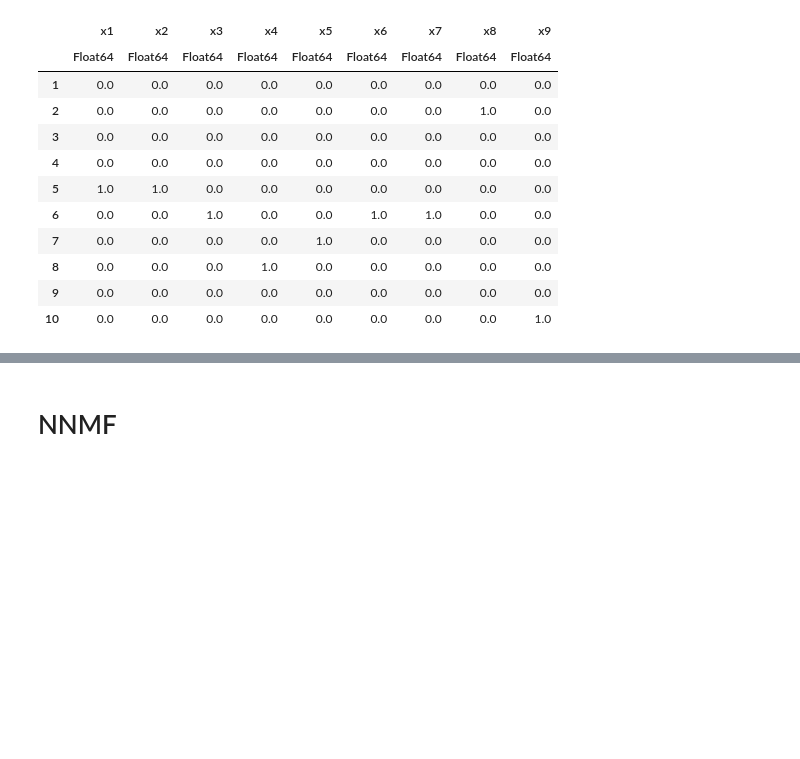
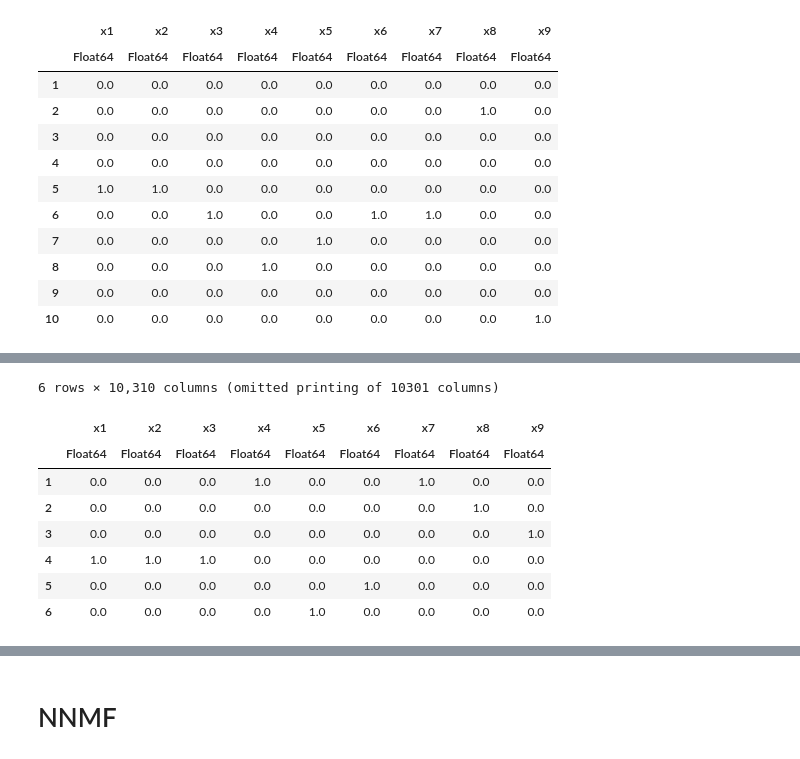
Before and after one commit to udellgroup/MIMICIII-Health-Care-Research, a Jupyter notebook: code/GLRMfinal.ipynb, the cells around one changed output, grey strips where cells are left out. Cells and saved outputs as stored; diff of their text form; code cells hidden in the pictures; blank space fills up the shorter version.

```diff
--- a/code/GLRMfinal.ipynb
+++ b/code/GLRMfinal.ipynb
@@ -666,0 +776,6 @@ CSV.read("/Users/kathy908000/github/health-care-research/data/hingek10.csv")
+# %%
+loss1 = fill(HuberLoss(),2)
+loss2 = fill(HingeLoss(), 917)
+loss3 = fill(OrdinalHingeLoss(), 1)
+losses = [loss1; loss3; loss2]
+losses
@@ -666,0 +800,7 @@ CSV.read("/Users/kathy908000/github/health-care-research/data/hingek10.csv")
+# %%
+k = 6
+A= df3
+rx = UnitOneSparseConstraint()
+ry = ZeroReg()
+glrm16 = GLRM(A,losses,rx,ry,k)
+X16,Y16,ch16 = fit!(glrm16)
@@ -666,0 +851,12 @@ CSV.read("/Users/kathy908000/github/health-care-research/data/hingek10.csv")
+# %%
+hingek6 = convert(DataFrame, X16)
+# %% [output]
+6 rows × 10,310 columns (omitted printing of 10301 columns)
+|  | x1 | x2 | x3 | x4 | x5 | x6 | x7 | x8 | x9 |
+|  | Float64 | Float64 | Float64 | Float64 | Float64 | Float64 | Float64 | Float64 | Float64 |
+| 1 | 0.0 | 0.0 | 0.0 | 1.0 | 0.0 | 0.0 | 1.0 | 0.0 | 0.0 |
+| 2 | 0.0 | 0.0 | 0.0 | 0.0 | 0.0 | 0.0 | 0.0 | 1.0 | 0.0 |
+| 3 | 0.0 | 0.0 | 0.0 | 0.0 | 0.0 | 0.0 | 0.0 | 0.0 | 1.0 |
+| 4 | 1.0 | 1.0 | 1.0 | 0.0 | 0.0 | 0.0 | 0.0 | 0.0 | 0.0 |
+| 5 | 0.0 | 0.0 | 0.0 | 0.0 | 0.0 | 1.0 | 0.0 | 0.0 | 0.0 |
+| 6 | 0.0 | 0.0 | 0.0 | 0.0 | 1.0 | 0.0 | 0.0 | 0.0 | 0.0 |
```
Also changed, not shown: parts of 38 cells of this notebook, 1 other file.
